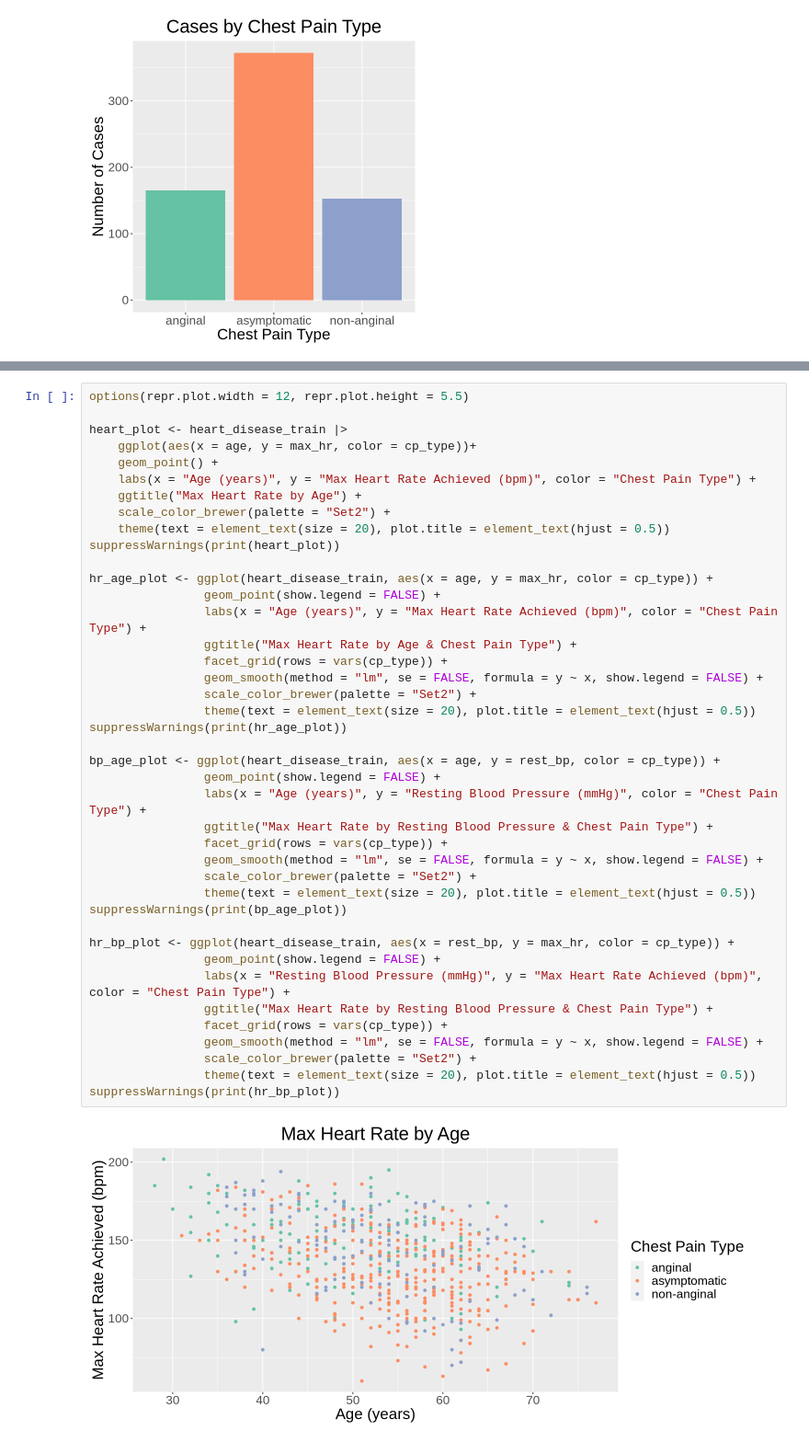
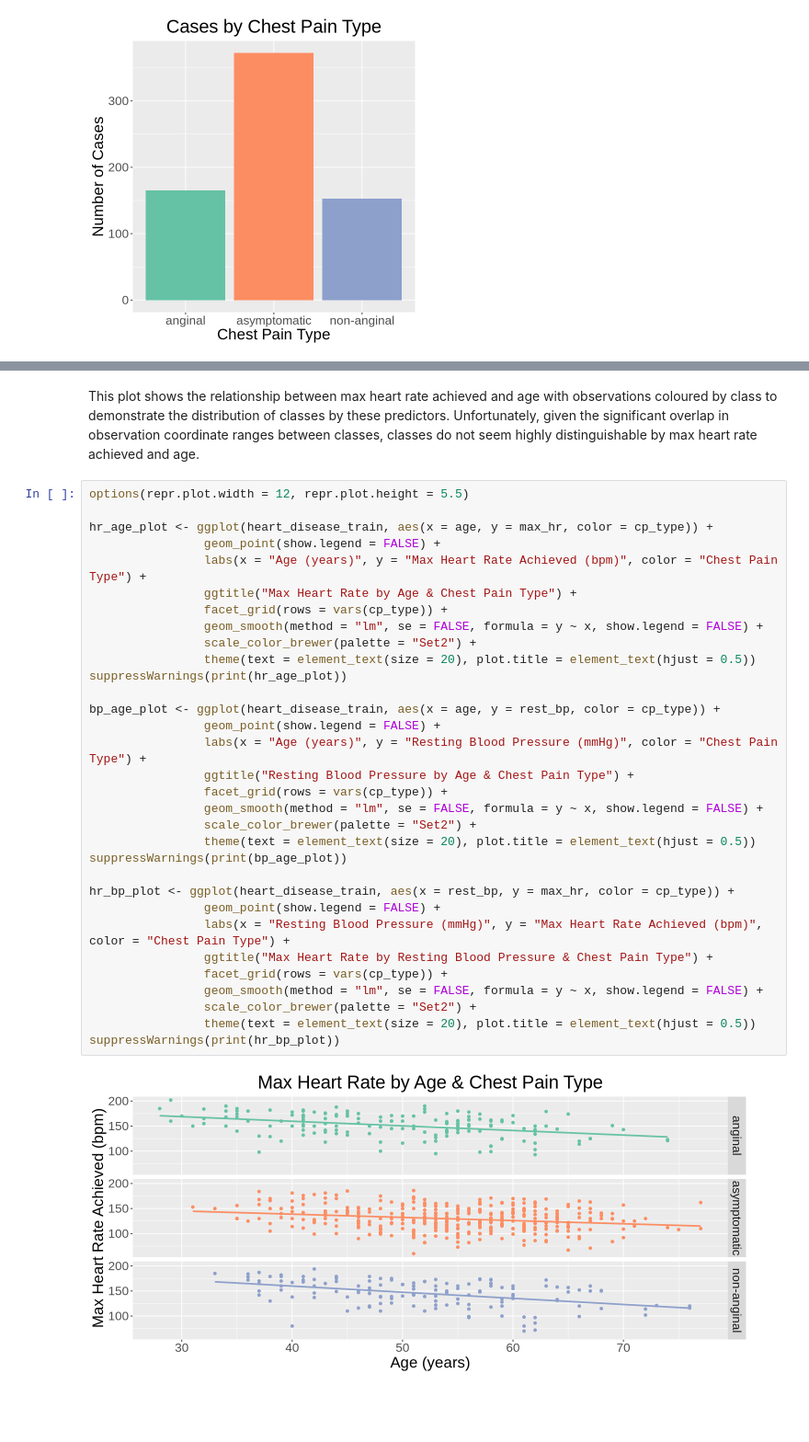
Before and after one commit to aaelbaz/DSCI-100-Group-Project, a Jupyter notebook: group_project_proposal.ipynb, the cells around one changed output, grey strips where cells are left out. Shown at 92% size. Saved outputs shown, nothing was run; the diff lists cells and outputs as text; blank space fills up the shorter version.

```diff
--- a/group_project_proposal.ipynb
+++ b/group_project_proposal.ipynb
@@ -139,43 +153,36 @@ This graph shows the imbalance in number of cases of each chest pain type (which
+# %% [markdown]
+This plot shows the relationship between max heart rate achieved and age with observations coloured by class to demonstrate the distribution of classes by these predictors. Unfortunately, given the significant overlap in observation coordinate ranges between classes, classes do not seem highly distinguishable by max heart rate achieved and age.
 # %%
 options(repr.plot.width = 12, repr.plot.height = 5.5)
-
-heart_plot <- heart_disease_train |>
-    ggplot(aes(x = age, y = max_hr, color = cp_type))+
-    geom_point() +
-    labs(x = "Age (years)", y = "Max Heart Rate Achieved (bpm)", color = "Chest Pain Type") +
-    ggtitle("Max Heart Rate by Age") +
-    scale_color_brewer(palette = "Set2") +
-    theme(text = element_text(size = 20), plot.title = element_text(hjust = 0.5))
-suppressWarnings(print(heart_plot))
 
 hr_age_plot <- ggplot(heart_disease_train, aes(x = age, y = max_hr, color = cp_type)) +
                 geom_point(show.legend = FALSE) +
                 labs(x = "Age (years)", y = "Max Heart Rate Achieved (bpm)", color = "Chest Pain Type") +
                 ggtitle("Max Heart Rate by Age & Chest Pain Type") +
                 facet_grid(rows = vars(cp_type)) +
                 geom_smooth(method = "lm", se = FALSE, formula = y ~ x, show.legend = FALSE) +
                 scale_color_brewer(palette = "Set2") +
                 theme(text = element_text(size = 20), plot.title = element_text(hjust = 0.5))
 suppressWarnings(print(hr_age_plot))
 
 bp_age_plot <- ggplot(heart_disease_train, aes(x = age, y = rest_bp, color = cp_type)) +
                 geom_point(show.legend = FALSE) +
                 labs(x = "Age (years)", y = "Resting Blood Pressure (mmHg)", color = "Chest Pain Type") +
-                ggtitle("Max Heart Rate by Resting Blood Pressure & Chest Pain Type") +
+                ggtitle("Resting Blood Pressure by Age & Chest Pain Type") +
                 facet_grid(rows = vars(cp_type)) +
                 geom_smooth(method = "lm", se = FALSE, formula = y ~ x, show.legend = FALSE) +
                 scale_color_brewer(palette = "Set2") +
                 theme(text = element_text(size = 20), plot.title = element_text(hjust = 0.5))
 suppressWarnings(print(bp_age_plot))
 
 hr_bp_plot <- ggplot(heart_disease_train, aes(x = rest_bp, y = max_hr, color = cp_type)) +
                 geom_point(show.legend = FALSE) +
                 labs(x = "Resting Blood Pressure (mmHg)", y = "Max Heart Rate Achieved (bpm)", color = "Chest Pain Type") +
                 ggtitle("Max Heart Rate by Resting Blood Pressure & Chest Pain Type") +
                 facet_grid(rows = vars(cp_type)) +
                 geom_smooth(method = "lm", se = FALSE, formula = y ~ x, show.legend = FALSE) +
                 scale_color_brewer(palette = "Set2") +
                 theme(text = element_text(size = 20), plot.title = element_text(hjust = 0.5))
 suppressWarnings(print(hr_bp_plot))
 # %% [output]
-[figure, old version]
+[figure, new version]
```
Also changed, not shown: parts of 13 cells of this notebook.
